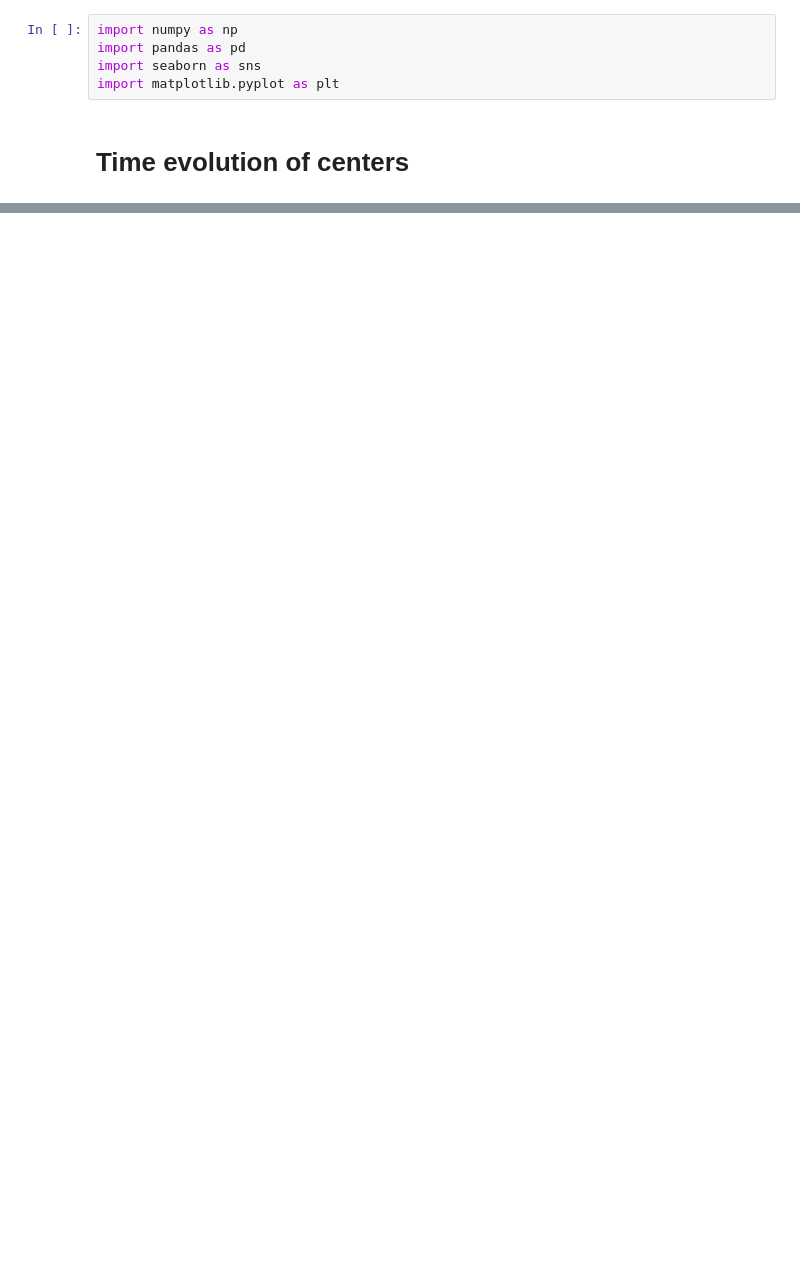
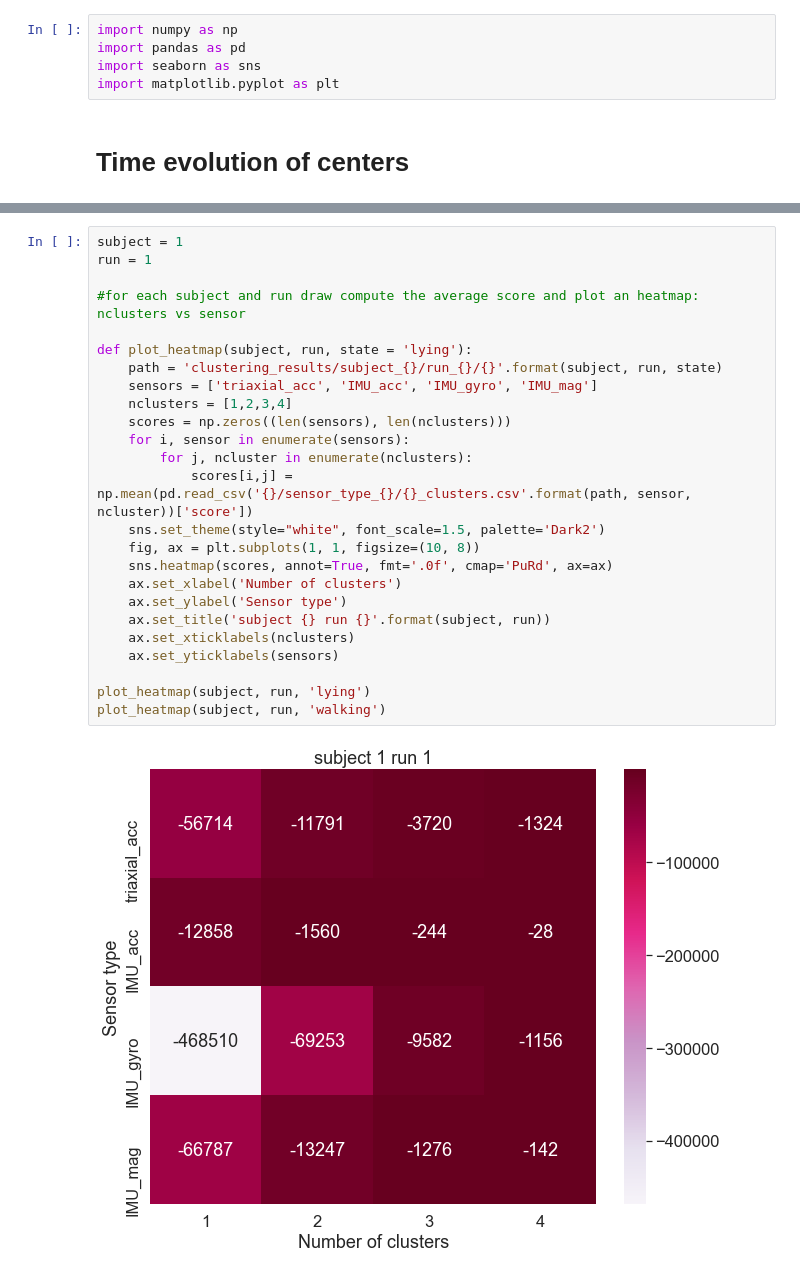
Before and after one commit to nicolezattarin/IoMT-efficient-information-distribution, a Jupyter notebook: clustering/plot.ipynb, the cells around one changed output, grey strips where cells are left out. Saved outputs shown, nothing was run; the diff lists cells and outputs as text; blank space fills up the shorter version.

```diff
--- a/clustering/plot.ipynb
+++ b/clustering/plot.ipynb
@@ -52,0 +59,27 @@ plot_centers(1, 1, 10, (0.31e6, 0.311e6), (-100, 1500),(0.737e6, 0.74e6),(-10, 6
+# %%
+subject = 1
+run = 1
+
+#for each subject and run draw compute the average score and plot an heatmap: nclusters vs sensor
+
+def plot_heatmap(subject, run, state = 'lying'):
+    path = 'clustering_results/subject_{}/run_{}/{}'.format(subject, run, state)
+    sensors = ['triaxial_acc', 'IMU_acc', 'IMU_gyro', 'IMU_mag']
+    nclusters = [1,2,3,4]
+    scores = np.zeros((len(sensors), len(nclusters)))
+    for i, sensor in enumerate(sensors):
+        for j, ncluster in enumerate(nclusters):
+            scores[i,j] = np.mean(pd.read_csv('{}/sensor_type_{}/{}_clusters.csv'.format(path, sensor, ncluster))['score'])
+    sns.set_theme(style="white", font_scale=1.5, palette='Dark2')
+    fig, ax = plt.subplots(1, 1, figsize=(10, 8))
+    sns.heatmap(scores, annot=True, fmt='.0f', cmap='PuRd', ax=ax)
+    ax.set_xlabel('Number of clusters')
+    ax.set_ylabel('Sensor type')
+    ax.set_title('subject {} run {}'.format(subject, run))
+    ax.set_xticklabels(nclusters)
+    ax.set_yticklabels(sensors)
+
+plot_heatmap(subject, run, 'lying')
+plot_heatmap(subject, run, 'walking')
+# %% [output]
+[figure, added]
```
Also changed, not shown: parts of 7 cells of this notebook.
